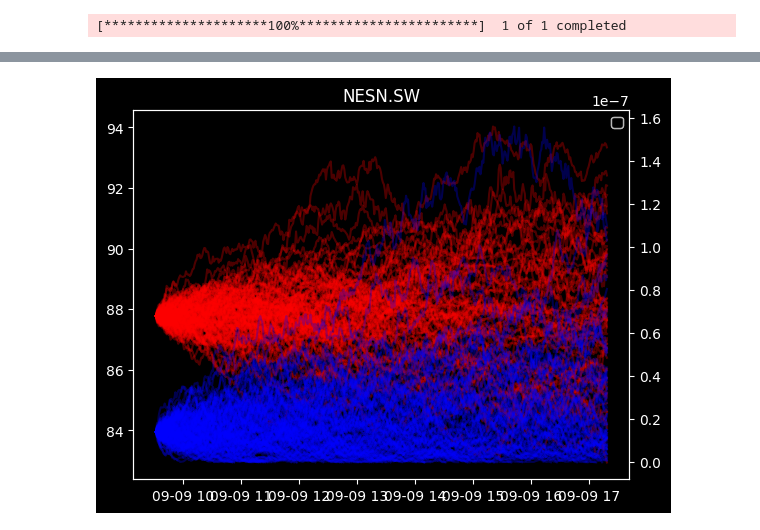
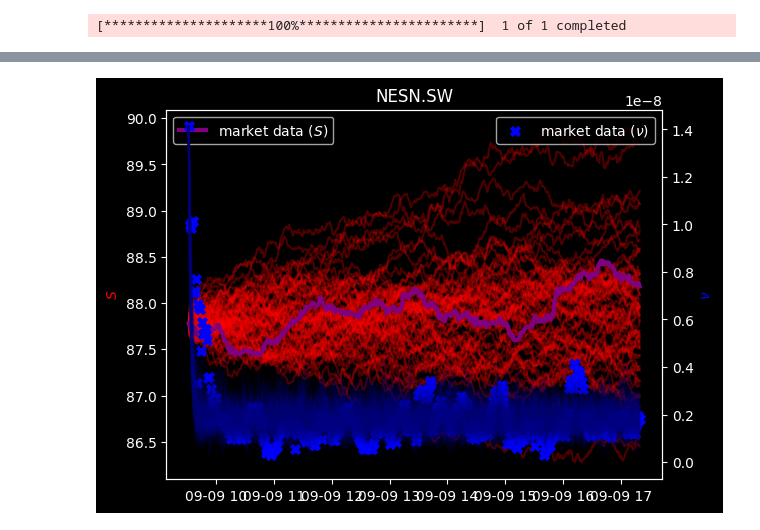
Before and after one commit to viviankessler/neural-sde, a Jupyter notebook: infer_heston.ipynb, the cells around one changed output, grey strips where cells are left out. Saved outputs shown, nothing was run; the diff lists cells and outputs as text; code cells hidden in the pictures.

```diff
--- a/infer_heston.ipynb
+++ b/infer_heston.ipynb
@@ -87,7 +85,7 @@ plt.show()
 # %%
 theta = local_volatilities.mean()
 local_volatility_deltas = local_volatilities.diff()
-eta = (local_volatility_deltas / (theta - local_volatilities) / time_deltas).mean()
+eta = (local_volatility_deltas.shift(1) / (theta - local_volatilities) / time_deltas).mean()
 xi = (local_volatility_deltas / np.sqrt(local_volatilities * time_deltas)).std()
 # %%
 class Heston(torch.nn.Module):
@@ -98,6 +96,8 @@ class Heston(torch.nn.Module):
 
     def __init__(self, theta, eta, xi, r=.0, q=.0, rho=.0):
         super().__init__()
+        if eta < 0:
+            raise AssertionError("eta must be positive")
         self.r = torch.nn.Parameter(torch.tensor(r), requires_grad=False)
         self.q = torch.nn.Parameter(torch.tensor(q), requires_grad=False)
         self.eta = torch.nn.Parameter(torch.tensor(eta), requires_grad=False)
@@ -106,29 +106,35 @@ class Heston(torch.nn.Module):
         self.rho = torch.nn.Parameter(torch.tensor(rho), requires_grad=False)  # TODO
 
     def f(self, t, y):
-        return torch.zeros_like(y)
+        S, nu = y[..., 0], y[..., 1]
+        drift_S = (self.r - self.q) * S
+        drift_nu = self.eta * (self.theta - nu)
+        drift = torch.stack([drift_S, drift_nu], dim=-1)
+        return drift
 
     def g(self, t, y):
-        diffusion_1 = y[:, 0] * torch.sqrt(y[:, -1])
-        diffusion_2 = self.xi * torch.sqrt(y[:, -1])
-        diffusion = torch.stack([diffusion_1, diffusion_2], dim=-1)
-        return diffusion.view(y.shape[0], self.state_size)
+        S, nu = y[..., 0], y[..., 1]
+        diffusion_S = torch.sqrt(nu) * S
+        diffusion_nu = torch.sqrt(nu) * self.xi
+        return torch.stack([diffusion_S, diffusion_nu], dim=-1)
 # %%
 times = torch.tensor(observed_heston_process["t"], requires_grad=False)
-initial_states = torch.tensor(observed_heston_process[["S", "ν"]].iloc[0], requires_grad=False).repeat(128, 1)
+initial_states = torch.tensor(observed_heston_process[["S", "ν"]].iloc[0], requires_grad=False).repeat(64, 1)
 sde = Heston(theta=theta, eta=eta, xi=xi)
 
 solution = torchsde.sdeint(sde, initial_states, times, method="euler", dt=DT)
 
 fig, ax1 = plt.subplots()
 ax2 = ax1.twinx()
+for trajectory in solution[..., 1].transpose(0, 1):
+    ax2.plot(observed_heston_process.index, trajectory, c="navy", alpha=.1)
 for trajectory in solution[..., 0].transpose(0, 1):
     ax1.plot(observed_heston_process.index, trajectory, c="red", alpha=.3)
-for trajectory in solution[..., 1].transpose(0, 1):
-    ax2.plot(observed_heston_process.index, trajectory, c="blue", alpha=.3)
-ax1.legend()
-ax2.legend()
+ax1.plot(observed_heston_process.index, list(observed_heston_process["S"]), c="purple", linewidth=3, label="market data ($S$)")
+ax2.scatter(observed_heston_process.index, list(observed_heston_process["ν"]), c="blue", linewidth=3, label="market data ($\\nu$)", marker="x")
+ax1.legend(), ax1.set_ylabel("$S$", color="red")
+ax2.legend(), ax2.set_ylabel("$\\nu$", color="blue")
 plt.title(STOCK_NAME)
 plt.show()
 # %% [output]
-[figure, old version]
+[figure, new version]
```
Also changed, not shown: parts of 2 cells of this notebook, 1 other file.
